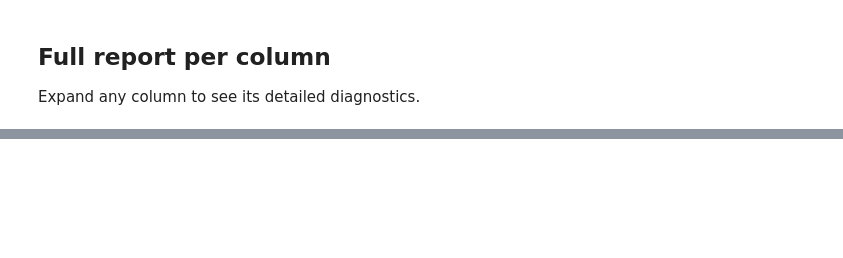
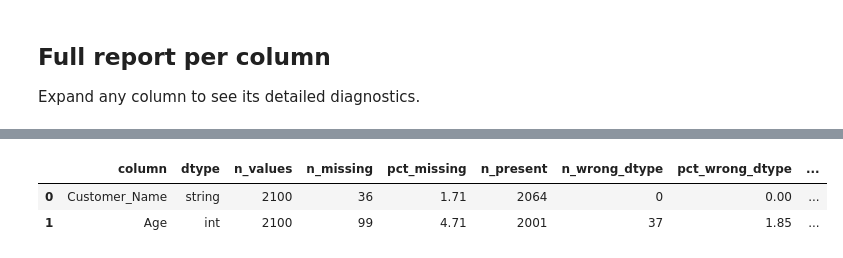
Before and after one commit to dfeyerabend/data-quality-toolkit, a Jupyter notebook: notebooks/test_pandas_engine.ipynb, the cells around one changed output, grey strips where cells are left out. Cells and saved outputs as stored; diff of their text form; code cells hidden in the pictures; blank space fills up the shorter version.

```diff
--- a/notebooks/test_pandas_engine.ipynb
+++ b/notebooks/test_pandas_engine.ipynb
@@ -79,0 +83,12 @@ dtype: string n_values: 2100 issues: missing_values: count: 42 pct: 2.0 numeric_
+# %%
+age_table, age_report = inspect_data(
+    DATA_PATH,
+    engine="pandas",
+    columns=["Customer_Name", "Age"],
+    custom_numeric_ranges={"Age": (18, 100)},
+)
+age_table
+# %% [output]
+|  | column | dtype | n_values | n_missing | pct_missing | n_present | n_wrong_dtype | pct_wrong_dtype | ... |
+| 0 | Customer_Name | string | 2100 | 36 | 1.71 | 2064 | 0 | 0.00 | ... |
+| 1 | Age | int | 2100 | 99 | 4.71 | 2001 | 37 | 1.85 | ... |
```
Also changed, not shown: parts of 1 cell of this notebook, 2 other files.
